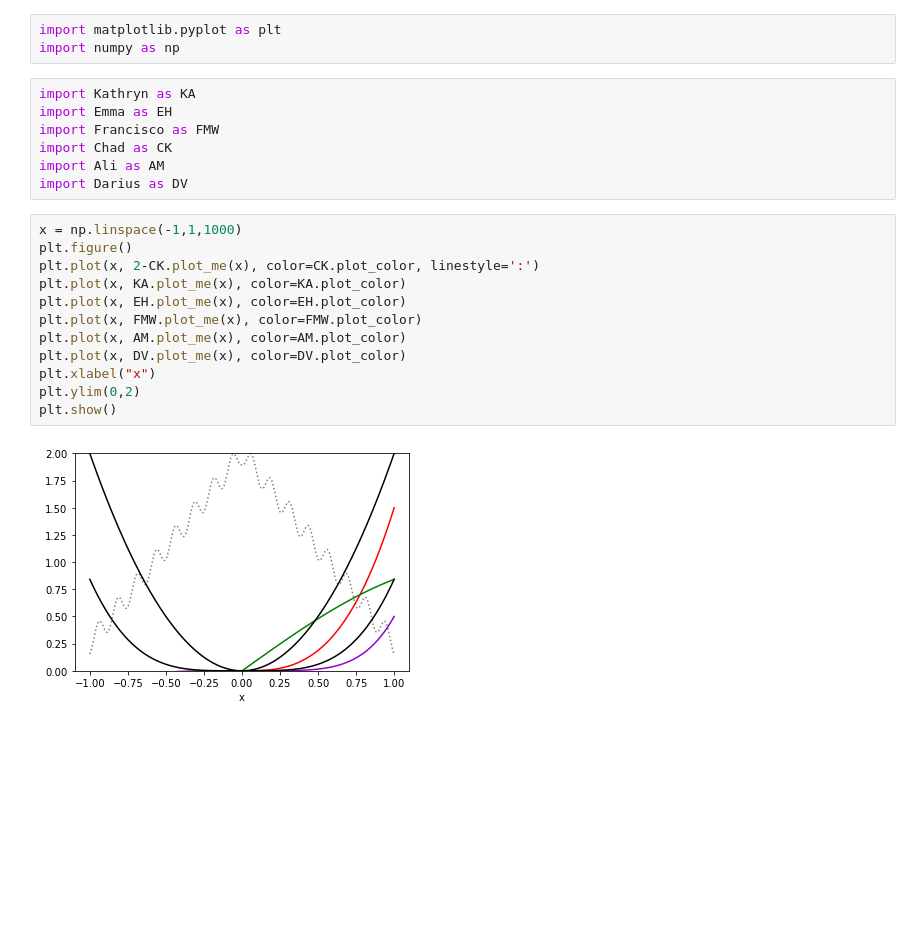
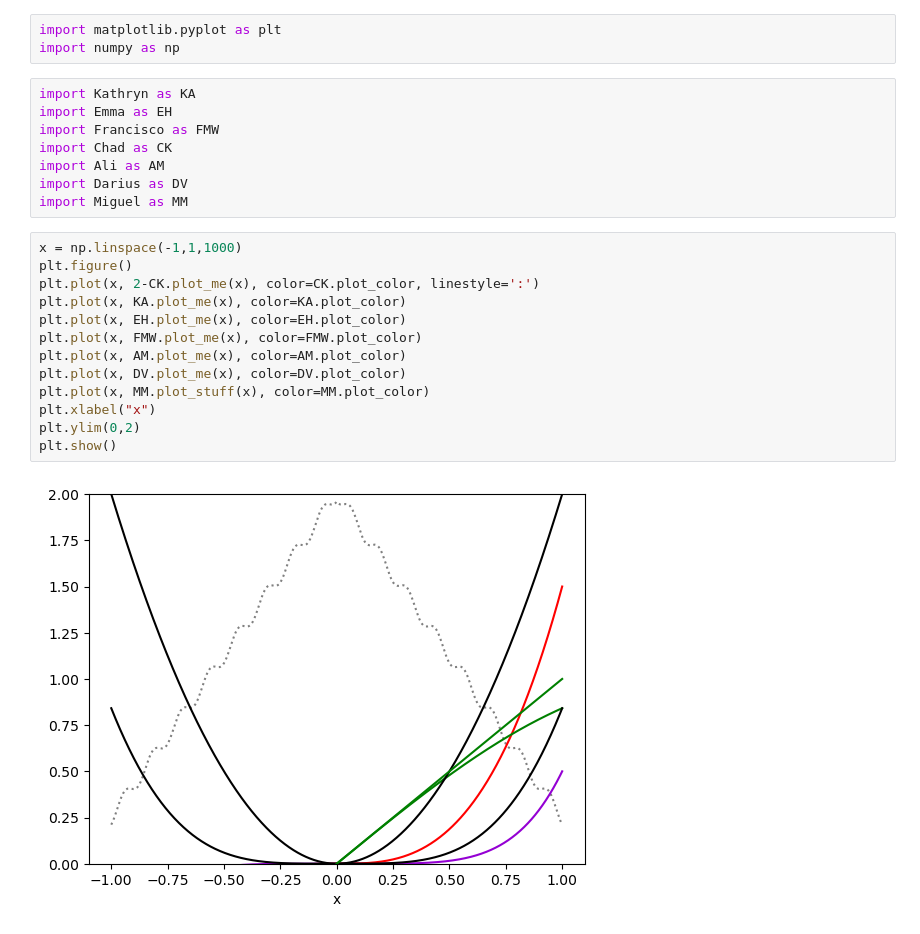
Before and after one commit to chadkishimoto/git_practice, a Jupyter notebook: plot_stuff.ipynb, the cells around one changed output. Drawn from its saved outputs; the diff is of its cells as text; blank space fills up the shorter version.

Commit message:
Miguel joined the branch

```diff
--- a/plot_stuff.ipynb
+++ b/plot_stuff.ipynb
@@ -8,17 +8,19 @@ import Francisco as FMW
 import Chad as CK
 import Ali as AM
 import Darius as DV
+import Miguel as MM
 # %%
 x = np.linspace(-1,1,1000)
 plt.figure()
 plt.plot(x, 2-CK.plot_me(x), color=CK.plot_color, linestyle=':')
 plt.plot(x, KA.plot_me(x), color=KA.plot_color)
 plt.plot(x, EH.plot_me(x), color=EH.plot_color)
 plt.plot(x, FMW.plot_me(x), color=FMW.plot_color)
 plt.plot(x, AM.plot_me(x), color=AM.plot_color)
 plt.plot(x, DV.plot_me(x), color=DV.plot_color)
+plt.plot(x, MM.plot_stuff(x), color=MM.plot_color)
 plt.xlabel("x")
 plt.ylim(0,2)
 plt.show()
 # %% [output]
-[figure, old version]
+[figure, new version]
```
Also changed, not shown: 1 other file.
